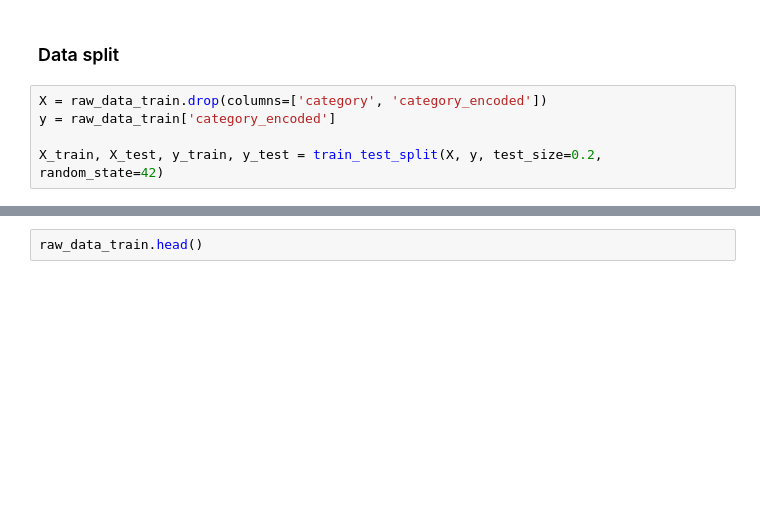
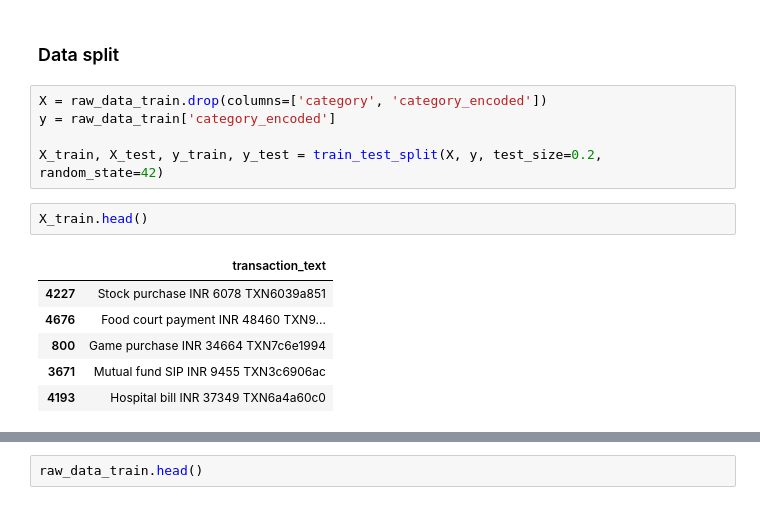
Before and after one commit to amlopeza/Financial_transsactions_Classifier, a Jupyter notebook: notebooks/01_eda.ipynb, the cells around one changed output, grey strips where cells are left out. Saved outputs shown, nothing was run; the diff lists cells and outputs as text; blank space fills up the shorter version.

```diff
--- a/notebooks/01_eda.ipynb
+++ b/notebooks/01_eda.ipynb
@@ -184,6 +190,15 @@ X = raw_data_train.drop(columns=['category', 'category_encoded'])
 y = raw_data_train['category_encoded']
 
 X_train, X_test, y_train, y_test = train_test_split(X, y, test_size=0.2, random_state=42)
+# %%
+X_train.head()
+# %% [output]
+|  | transaction_text |
+| 4227 | Stock purchase INR 6078 TXN6039a851 |
+| 4676 | Food court payment INR 48460 TXN9... |
+| 800 | Game purchase INR 34664 TXN7c6e1994 |
+| 3671 | Mutual fund SIP INR 9455 TXN3c6906ac |
+| 4193 | Hospital bill INR 37349 TXN6a4a60c0 |
 # %%
 ## Word Cloud for Transaction Text
 
```
Also changed, not shown: parts of 13 cells of this notebook, 1 other file.
